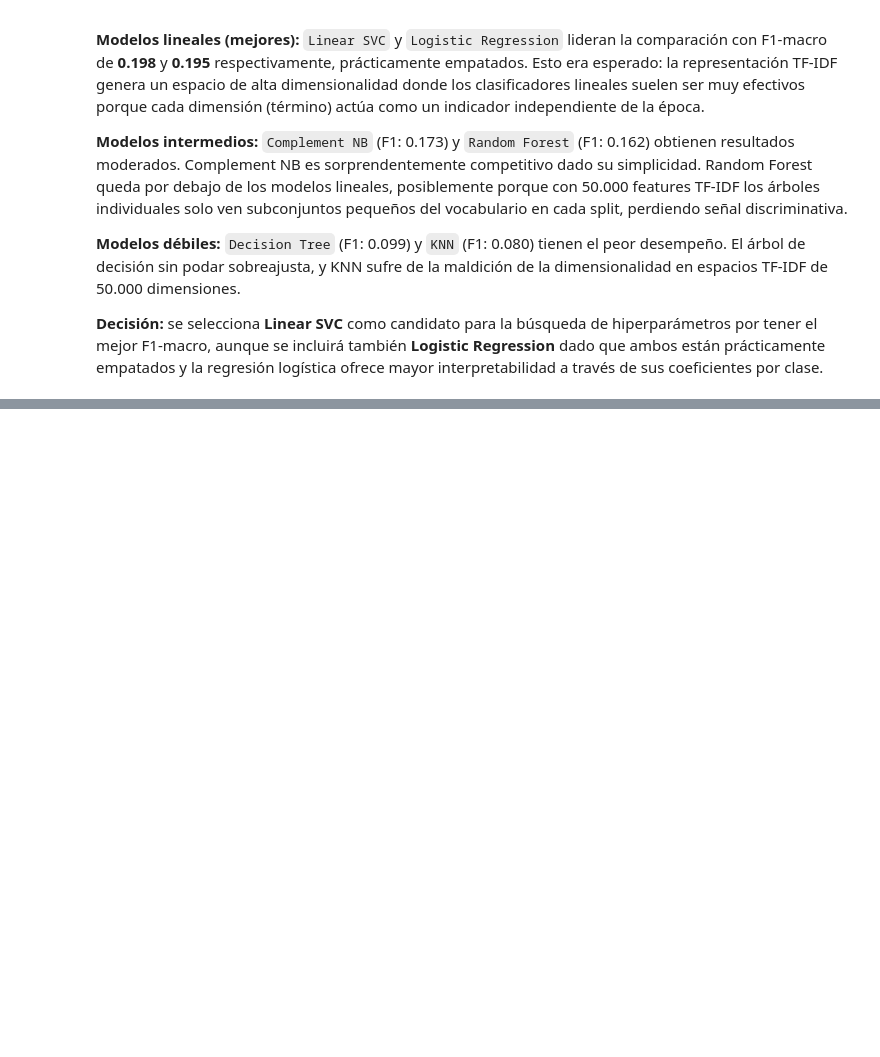
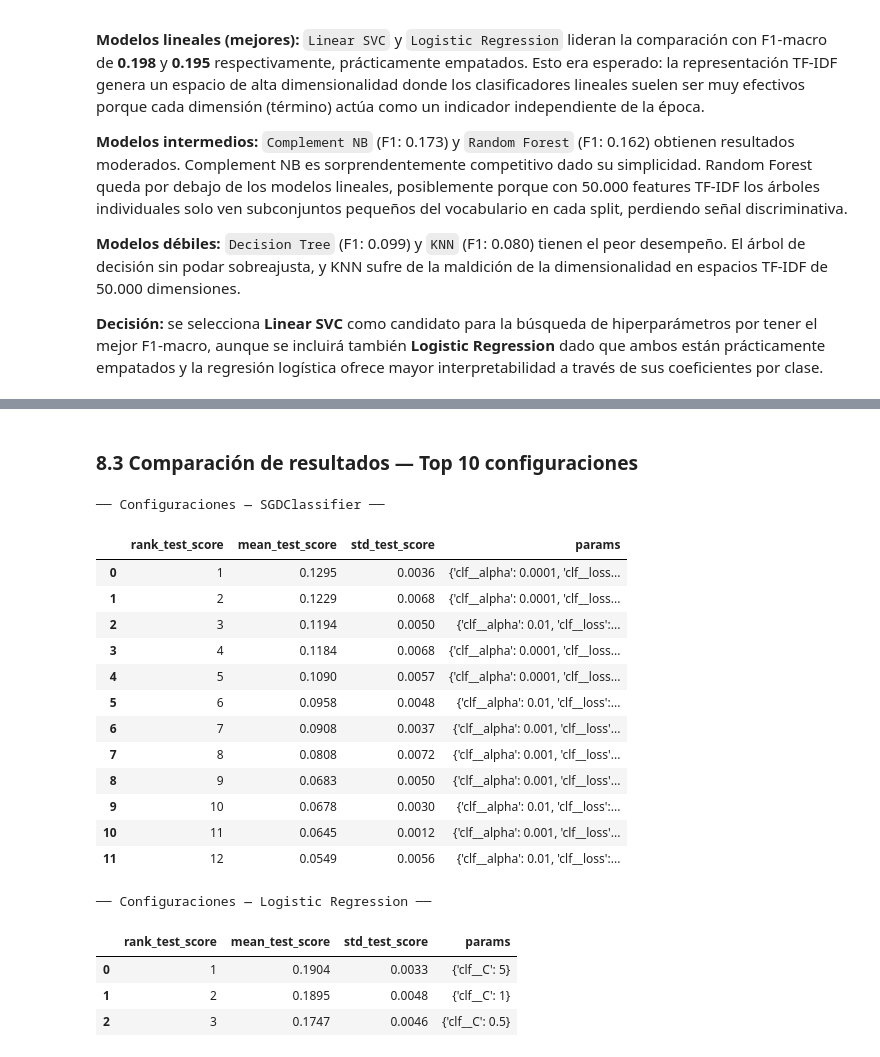
Before and after one commit to jcamilc17/Proyecto_1-ML, a Jupyter notebook: Proyecto1.ipynb, the cells around one changed output, grey strips where cells are left out. Drawn from its saved outputs; the diff is of its cells as text; code cells hidden in the pictures; blank space fills up the shorter version.

```diff
--- a/Proyecto1.ipynb
+++ b/Proyecto1.ipynb
@@ -891,0 +1029,36 @@ Los resultados muestran una separación clara entre tres grupos de modelos:
+# %% [markdown]
+### 8.3 Comparación de resultados — Top 10 configuraciones
+# %%
+# ── 8.3 Top configuraciones ──
+def top_configs(gs, nombre):
+    results = pd.DataFrame(gs.cv_results_)
+    cols    = ['rank_test_score', 'mean_test_score',
+               'std_test_score', 'params']
+    top     = (results[cols]
+               .sort_values('rank_test_score')
+               .reset_index(drop=True))
+    print(f"\n── Configuraciones — {nombre} ──")
+    display(top.round(4))
+
+top_configs(gs_sgd, 'SGDClassifier')
+top_configs(gs_lr,  'Logistic Regression')
+# %% [output]
+── Configuraciones — SGDClassifier ──
+|  | rank_test_score | mean_test_score | std_test_score | params |
+| 0 | 1 | 0.1295 | 0.0036 | {'clf__alpha': 0.0001, 'clf__loss... |
+| 1 | 2 | 0.1229 | 0.0068 | {'clf__alpha': 0.0001, 'clf__loss... |
+| 2 | 3 | 0.1194 | 0.0050 | {'clf__alpha': 0.01, 'clf__loss':... |
+| 3 | 4 | 0.1184 | 0.0068 | {'clf__alpha': 0.0001, 'clf__loss... |
+| 4 | 5 | 0.1090 | 0.0057 | {'clf__alpha': 0.0001, 'clf__loss... |
+| 5 | 6 | 0.0958 | 0.0048 | {'clf__alpha': 0.01, 'clf__loss':... |
+| 6 | 7 | 0.0908 | 0.0037 | {'clf__alpha': 0.001, 'clf__loss'... |
+| 7 | 8 | 0.0808 | 0.0072 | {'clf__alpha': 0.001, 'clf__loss'... |
+| 8 | 9 | 0.0683 | 0.0050 | {'clf__alpha': 0.001, 'clf__loss'... |
+| 9 | 10 | 0.0678 | 0.0030 | {'clf__alpha': 0.01, 'clf__loss':... |
+| 10 | 11 | 0.0645 | 0.0012 | {'clf__alpha': 0.001, 'clf__loss'... |
+| 11 | 12 | 0.0549 | 0.0056 | {'clf__alpha': 0.01, 'clf__loss':... |
+── Configuraciones — Logistic Regression ──
+|  | rank_test_score | mean_test_score | std_test_score | params |
+| 0 | 1 | 0.1904 | 0.0033 | {'clf__C': 5} |
+| 1 | 2 | 0.1895 | 0.0048 | {'clf__C': 1} |
+| 2 | 3 | 0.1747 | 0.0046 | {'clf__C': 0.5} |
```
Also changed, not shown: parts of 12 cells of this notebook.
